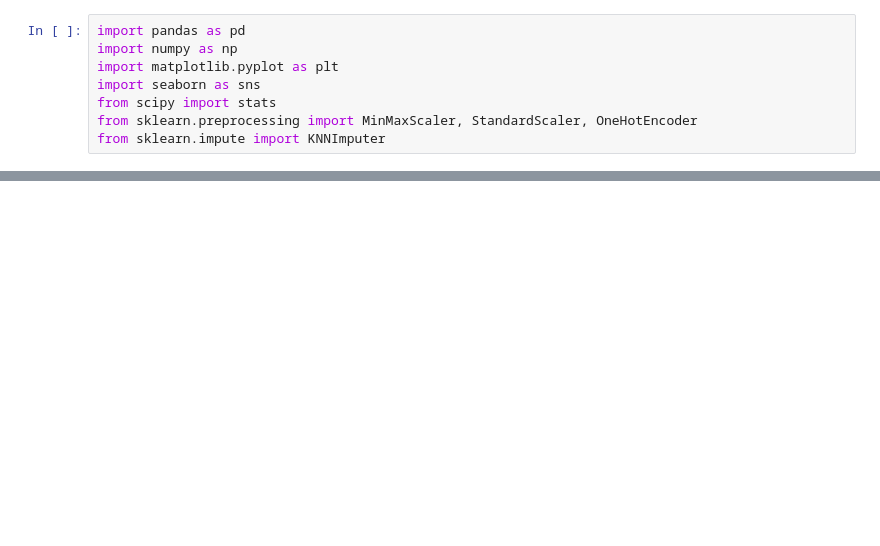
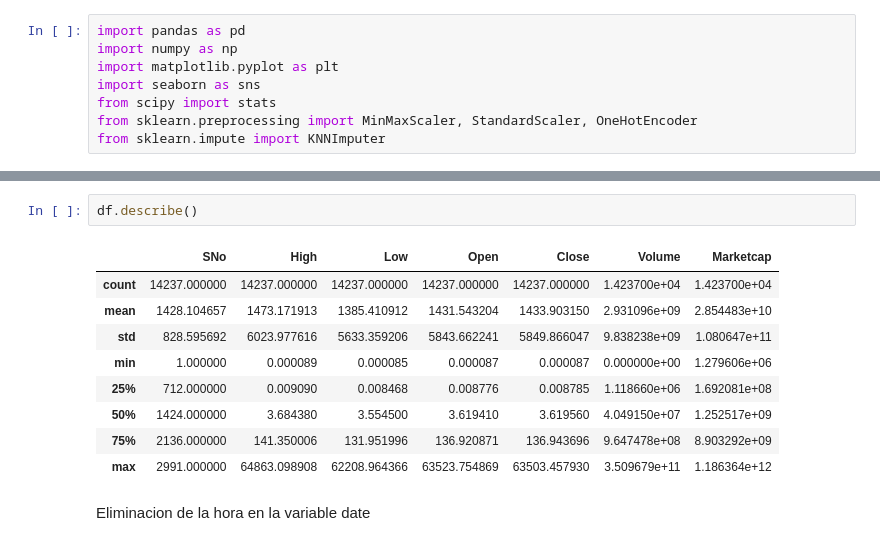
Before and after one commit to SpecTr03/Crypto-price-prediction, a Jupyter notebook: cryptoAnalysis.ipynb, the cells around one changed output, grey strips where cells are left out. Cells and saved outputs as stored; diff of their text form; blank space fills up the shorter version.

```diff
--- a/cryptoAnalysis.ipynb
+++ b/cryptoAnalysis.ipynb
@@ -35,0 +53,14 @@ memory usage: 1.1+ MB
+# %%
+df.describe()
+# %% [output]
+|  | SNo | High | Low | Open | Close | Volume | Marketcap |
+| count | 14237.000000 | 14237.000000 | 14237.000000 | 14237.000000 | 14237.000000 | 1.423700e+04 | 1.423700e+04 |
+| mean | 1428.104657 | 1473.171913 | 1385.410912 | 1431.543204 | 1433.903150 | 2.931096e+09 | 2.854483e+10 |
+| std | 828.595692 | 6023.977616 | 5633.359206 | 5843.662241 | 5849.866047 | 9.838238e+09 | 1.080647e+11 |
+| min | 1.000000 | 0.000089 | 0.000085 | 0.000087 | 0.000087 | 0.000000e+00 | 1.279606e+06 |
+| 25% | 712.000000 | 0.009090 | 0.008468 | 0.008776 | 0.008785 | 1.118660e+06 | 1.692081e+08 |
+| 50% | 1424.000000 | 3.684380 | 3.554500 | 3.619410 | 3.619560 | 4.049150e+07 | 1.252517e+09 |
+| 75% | 2136.000000 | 141.350006 | 131.951996 | 136.920871 | 136.943696 | 9.647478e+08 | 8.903292e+09 |
+| max | 2991.000000 | 64863.098908 | 62208.964366 | 63523.754869 | 63503.457930 | 3.509679e+11 | 1.186364e+12 |
+# %% [markdown]
+Eliminacion de la hora en la variable date
```
Also changed, not shown: parts of 12 cells of this notebook.
